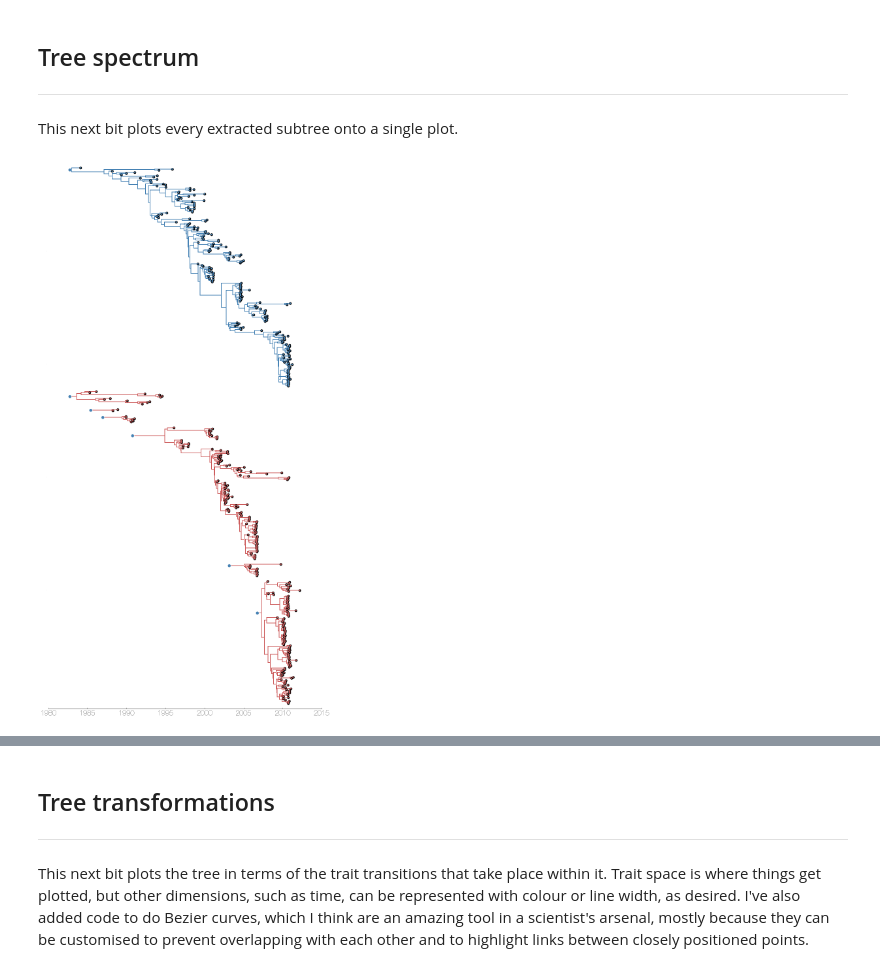
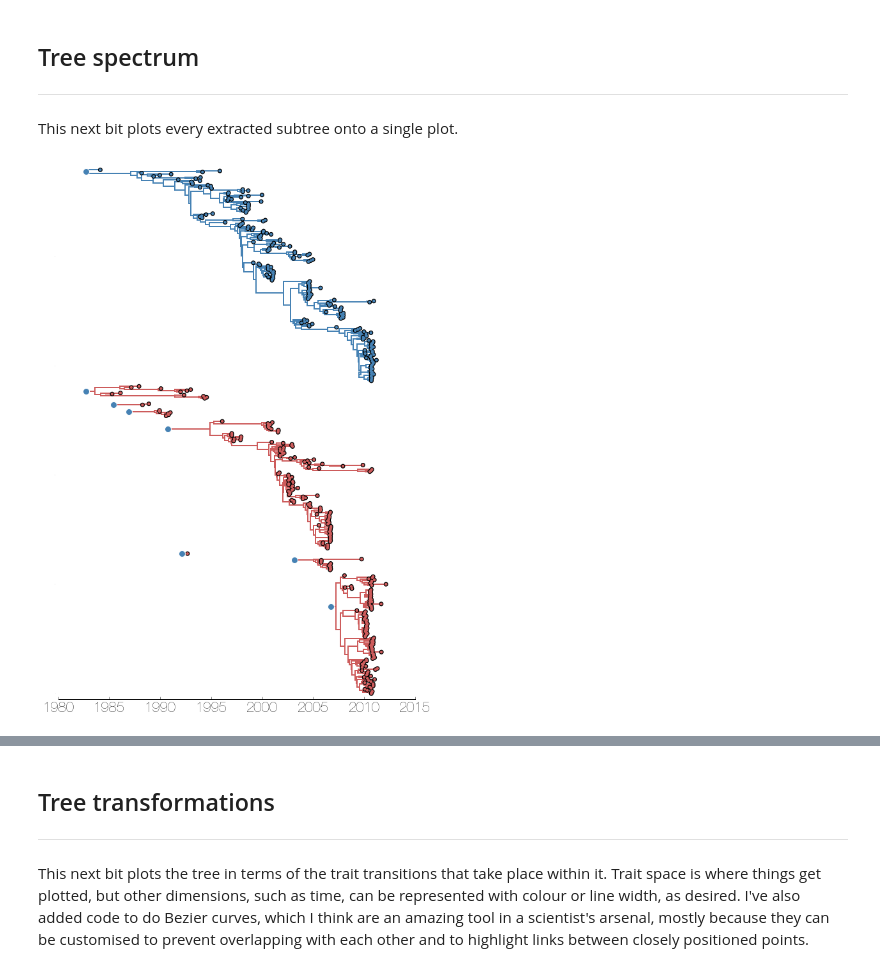
Before and after one commit to evogytis/baltic, a Jupyter notebook: austechia.ipynb, the cells around one changed output, grey strips where cells are left out. Saved outputs shown, nothing was run; the diff lists cells and outputs as text; code cells hidden in the pictures.

```diff
--- a/austechia.ipynb
+++ b/austechia.ipynb
@@ -265,9 +265,6 @@ The following cell showcases code to decompose trees with trait labels into indi
 traitName='PB1'
 branchWidth=2
 tipSize=30
-
-import numpy as np
-import copy
 
 ll.root.traits[traitName]='ancestor' ## add fake trait to root of the tree
 
@@ -296,8 +293,8 @@ for l in ll.Objects:
         ## if dealing with a leaf - proceed
         if isinstance(k,bt.leaf) or k.branchType=='leaf':
             N_children=1
-            proceed=False
-            print 'Ignoring tip %s'%(k.name)
+            proceed=True
+#             print 'Ignoring tip %s'%(k.name)
         else:
             N_children=len(k.leaves)
             ## check if both children of node are in the same location - proceed only if they are
@@ -313,10 +310,6 @@ for l in ll.Objects:
             subtree_leaves=[x.numName for x in subtree if isinstance(x,bt.leaf)]
 
             fig, (ax1, ax2) = plt.subplots(2, 1, sharex=True,figsize=(15,1+np.log10(len(subtree))*5),squeeze=True) ## start bi-plot with a shared x axis
-
-#             node_times=[w.absoluteTime for w in subtree if w.absoluteTime!=None]
-#             node_times+=[subtree[0].absoluteTime-subtree[0].length]
-#             node_ys=[w.y for w in subtree]
 
             ## plot uncorrected subtree in first subplot
             for w in subtree:
@@ -335,7 +328,7 @@ for l in ll.Objects:
 
                 if isinstance(w,bt.leaf) or w.branchType=='leaf':
                     ax1.scatter(x,y,s=tipSize,facecolor=c,edgecolor='none',zorder=100)
-                    ax1.scatter(x,y,s=tipSize+30,facecolor='k',edgecolor='k',zorder=99)
+                    ax1.scatter(x,y,s=tipSize+30,facecolor='k',edgecolor='none',zorder=99)
 
                 elif isinstance(w,bt.node) or w.branchType=='node':
                     yl=w.children[0].y
@@ -374,8 +367,7 @@ for l in ll.Objects:
             local_tree=bt.tree() ## create a new tree object where the subtree will be
             local_tree.Objects=subtree ## assign objects
 
-            ## connect objects with the root
-            local_tree.root.children.append(subtree[0])
+            local_tree.root.children.append(subtree[0]) ## connect objects with the root
             subtree[0].parent=local_tree.root
             local_tree.root.absoluteTime=subtree[0].absoluteTime-subtree[0].length
             local_tree.sortBranches() ## sort branches, draw small tree
@@ -383,8 +375,7 @@ for l in ll.Objects:
             local_tree.root.x=local_tree.Objects[0].x
             local_tree.root.y=local_tree.Objects[0].y
 
-            ## remember subtree string, subtree object itself
-            tree_strings[kc].append(local_tree.toString())
+            tree_strings[kc].append(local_tree.toString()) ## remember subtree string, subtree object itself
             subtype_trees[kc].append((kpc,local_tree))
 
             oriC=['indianred' if kpc=='V' else 'steelblue'][0] ## get colour of the (sub)tree's origin
@@ -395,12 +386,7 @@ for l in ll.Objects:
                 oriX=local_tree.Objects[0].parent.absoluteTime
                 oriY=local_tree.Objects[0].y
 
-            ## plot circle at the base of each subtree
-            ax2.scatter(oriX,oriY,120,facecolor=oriC,edgecolor='w',lw=2,zorder=200)
-
-            #node_times=[w.absoluteTime for w in subtree if w.absoluteTime!=None]
-            #node_times+=[subtree[0].absoluteTime-subtree[0].length]
-            #node_ys=[w.y for w in subtree]
+            ax2.scatter(oriX,oriY,120,facecolor=oriC,edgecolor='w',lw=2,zorder=200) ## plot circle at the base of each subtree
 
             for w in subtree: ## plot fixed subtree onto secondary plot
                 c=['indianred' if w.traits[traitName]=='V' else 'steelblue'][0]
@@ -415,11 +401,11 @@ for l in ll.Objects:
                     xp=w.parent.absoluteTime
                     yp=w.parent.y
 
-                if isinstance(w,bt.leaf):
+                if w.branchType=='leaf':
                     ax2.scatter(x,y,s=tipSize,facecolor=c,edgecolor='none',zorder=100) ## plot tip circle
-                    ax2.scatter(x,y,s=tipSize+30,facecolor='k',edgecolor='k',zorder=99)
+                    ax2.scatter(x,y,s=tipSize+30,facecolor='k',edgecolor='none',zorder=99)
 
-                elif isinstance(w,bt.node):
+                elif w.branchType=='node':
                     yl=w.children[0].y
                     yr=w.children[-1].y
 
@@ -464,7 +449,7 @@ Both children within the same trait: True (V,V)
 --------
 This next bit plots every extracted subtree onto a single plot.
 # %%
-fig,ax = plt.subplots(figsize=(15,30),facecolor='w')
+fig,ax = plt.subplots(figsize=(10,15),facecolor='w')
 
 traitName='PB1'
 branchWidth=2
@@ -493,7 +478,7 @@ for subtype in ['V','Y']: ## iterate over trait values
 
                     if isinstance(w,bt.leaf): ## if leaf - plot tip circle
                         ax.scatter(x,y+cumulative_y,s=tipSize,facecolor=c,edgecolor='none',zorder=100)
-                        ax.scatter(x,y+cumulative_y,s=tipSize+30,facecolor='k',edgecolor='k',zorder=99)
+                        ax.scatter(x,y+cumulative_y,s=tipSize+30,facecolor='k',edgecolor='none',zorder=99)
 
                     elif isinstance(w,bt.node): ## if node - plot vertical bar
                         yl=w.children[0].y
@@ -503,31 +488,31 @@ for subtype in ['V','Y']: ## iterate over trait values
 
                     ax.plot([x,xp],[y+cumulative_y,y+cumulative_y],color=c,lw=branchWidth,zorder=98) ## plot branch
 
 
 
             oriC=['indianred' if origin=='V' else 'steelblue'][0]
             if loc_tree.Objects[0].absoluteTime==None:
                 oriX=loc_tree.Objects[0].absoluteTime
                 oriY=loc_tree.Objects[0].y+cumulative_y
             else:
                 oriX=loc_tree.Objects[0].parent.absoluteTime
                 oriY=loc_tree.Objects[0].y+cumulative_y
 
             ax.scatter(oriX,oriY,100,facecolor=oriC,edgecolor='w',lw=1,zorder=200) ## add big circle at base of tree to indicate origin
 
             cumulative_y+=max([x.y for x in loc_tree.Objects])+5 ## increment y displacement
 
 ax.xaxis.tick_bottom()
 ax.yaxis.tick_left()
 
 ax.spines['top'].set_visible(False)
 ax.spines['right'].set_visible(False)
 ax.spines['left'].set_visible(False)
 # ax.spines['bottom'].set_visible(False)
 
 ax.tick_params(axis='y',labelsize=0,size=0)
 ax.set_ylim(-5,cumulative_y)
 
 plt.show()
 # %% [output]
-[figure, old version]
+[figure, new version]
```
Also changed, not shown: parts of 16 cells of this notebook, 1 other file.
